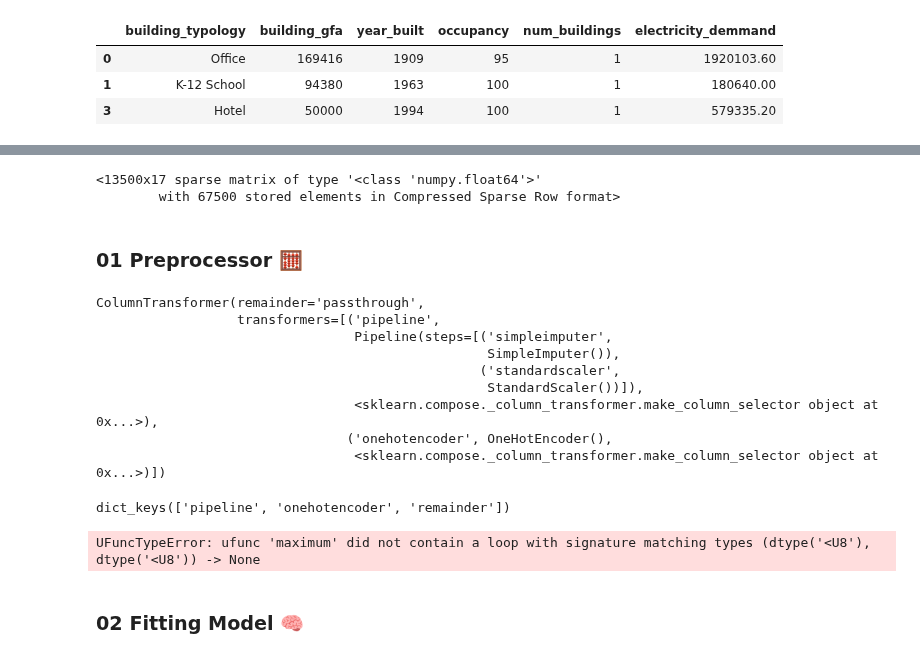
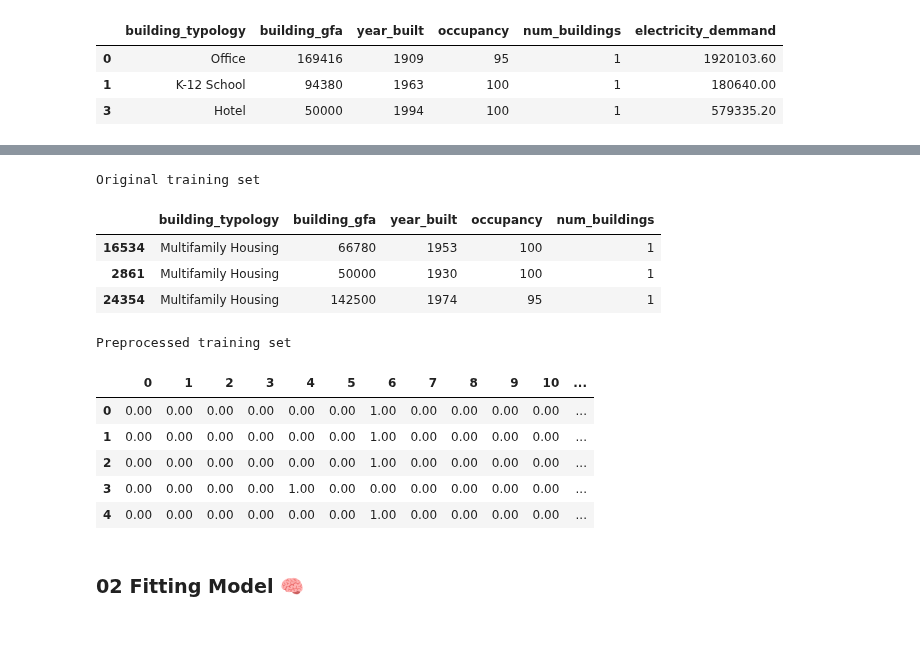
Before and after one commit to hramzan01/project_zero, a Jupyter notebook: nb_utilities_pipe.ipynb, the cells around one changed output, grey strips where cells are left out. Cells and saved outputs as stored; diff of their text form; code cells hidden in the pictures; blank space fills up the shorter version.

```diff
--- a/nb_utilities_pipe.ipynb
+++ b/nb_utilities_pipe.ipynb
@@ -51,61 +55,33 @@ num_transformer = Pipeline([
 ])
 
 # Encode categorical values
-cat_transformer = OneHotEncoder(drop='if_binary',
-                                handle_unknown='ignore')
+cat_transformer = OneHotEncoder(drop='if_binary', handle_unknown='ignore', sparse_output=False)
 
 preprocessor = ColumnTransformer([
     ('cat_transformer', cat_transformer, cat_features),
     ('num_transformer', num_transformer, num_features)],
     remainder='passthrough')
-
-X_train_transformed = preprocessor.fit_transform(X_train)
-X_train_transformed
-# %% [output]
-<13500x17 sparse matrix of type '<class 'numpy.float64'>'
-        with 67500 stored elements in Compressed Sparse Row format>
-# %% [markdown]
-### 01 Preprocessor 🧮
-# %%
-# Preprocessor
-cat_transformer = OneHotEncoder()
-num_transformer = make_pipeline(SimpleImputer(), StandardScaler())
-
-preproc = make_column_transformer(
-    (num_transformer, make_column_selector(dtype_include=['float64'])),
-    (cat_transformer, make_column_selector(dtype_include=['object','bool'])),
-    remainder='passthrough'
-)
-
-preproc
-# %% [output]
-ColumnTransformer(remainder='passthrough',
-                  transformers=[('pipeline',
-                                 Pipeline(steps=[('simpleimputer',
-                                                  SimpleImputer()),
-                                                 ('standardscaler',
-                                                  StandardScaler())]),
-                                 <sklearn.compose._column_transformer.make_column_selector object at 0x...>),
-                                ('onehotencoder', OneHotEncoder(),
-                                 <sklearn.compose._column_transformer.make_column_selector object at 0x...>)])
-# %%
-# Assuming X_train is your training data
-transformed_data = preproc.fit_transform(X_train)
-
-# # Convert the transformed data back to a DataFrame for easier viewing
-# columns = (make_column_selector(dtype_include=['float64'])(X_train) +
-#            make_column_selector(dtype_include=['object', 'bool'])(X_train) +
-#            list(X_train.columns[len(make_column_selector(dtype_include=['float64'])(X_train)) +
-#                                 len(make_column_selector(dtype_include=['object', 'bool'])(X_train)):]))
-
-# df_transformed = pd.DataFrame(transformed_data, columns=columns)
-
-# # Display the transformed DataFrame
-# print(df_transformed)
-
-print(preproc.named_transformers_.keys())
-# %% [output]
-dict_keys(['pipeline', 'onehotencoder', 'remainder'])
-UFuncTypeError: ufunc 'maximum' did not contain a loop with signature matching types (dtype('<U8'), dtype('<U8')) -> None
+# %%
+X_train_transformed = preprocessor.fit_transform(X_train)
+X_train_transformed
+
+print("Original training set")
+display(X_train.head(3))
+
+print("Preprocessed training set")
+display(pd.DataFrame(X_train_transformed).head(5))
+# %% [output]
+Original training set
+|  | building_typology | building_gfa | year_built | occupancy | num_buildings |
+| 16534 | Multifamily Housing | 66780 | 1953 | 100 | 1 |
+| 2861 | Multifamily Housing | 50000 | 1930 | 100 | 1 |
+| 24354 | Multifamily Housing | 142500 | 1974 | 95 | 1 |
+Preprocessed training set
+|  | 0 | 1 | 2 | 3 | 4 | 5 | 6 | 7 | 8 | 9 | 10 | ... |
+| 0 | 0.00 | 0.00 | 0.00 | 0.00 | 0.00 | 0.00 | 1.00 | 0.00 | 0.00 | 0.00 | 0.00 | ... |
+| 1 | 0.00 | 0.00 | 0.00 | 0.00 | 0.00 | 0.00 | 1.00 | 0.00 | 0.00 | 0.00 | 0.00 | ... |
+| 2 | 0.00 | 0.00 | 0.00 | 0.00 | 0.00 | 0.00 | 1.00 | 0.00 | 0.00 | 0.00 | 0.00 | ... |
+| 3 | 0.00 | 0.00 | 0.00 | 0.00 | 1.00 | 0.00 | 0.00 | 0.00 | 0.00 | 0.00 | 0.00 | ... |
+| 4 | 0.00 | 0.00 | 0.00 | 0.00 | 0.00 | 0.00 | 1.00 | 0.00 | 0.00 | 0.00 | 0.00 | ... |
 # %% [markdown]
 ### 02 Fitting Model 🧠
```
Also changed, not shown: parts of 9 cells of this notebook.
